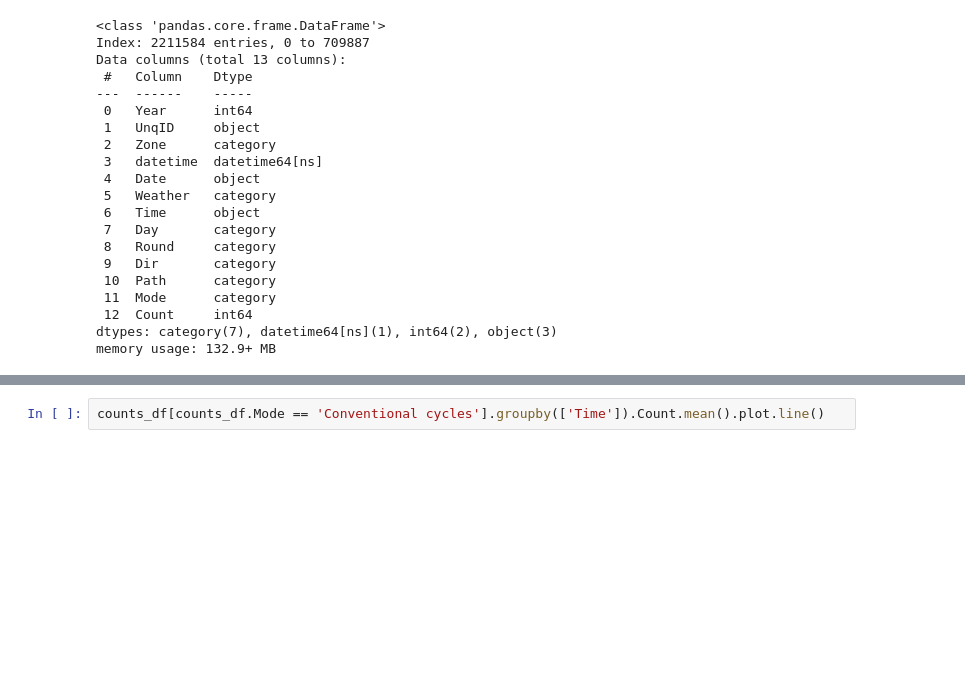
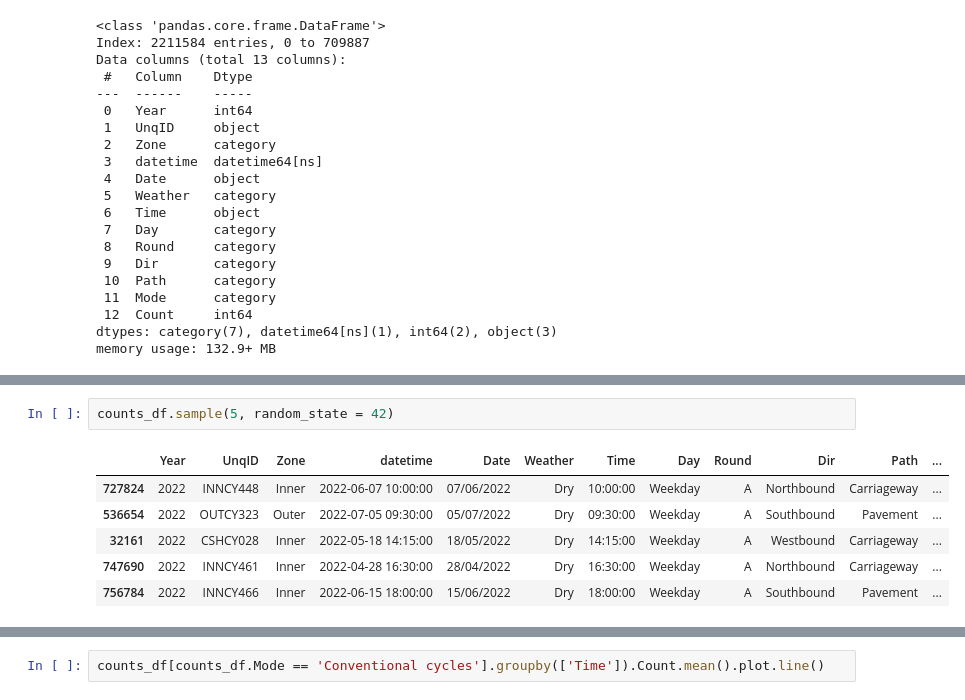
Before and after one commit to sokimura39/QM_Group, a Jupyter notebook: data_as_pandas.ipynb, the cells around one changed output, grey strips where cells are left out. Saved outputs shown, nothing was run; the diff lists cells and outputs as text; blank space fills up the shorter version.

```diff
--- a/data_as_pandas.ipynb
+++ b/data_as_pandas.ipynb
@@ -188,0 +241,9 @@ memory usage: 132.9+ MB
+# %%
+counts_df.sample(5, random_state = 42)
+# %% [output]
+|  | Year | UnqID | Zone | datetime | Date | Weather | Time | Day | Round | Dir | Path | ... |
+| 727824 | 2022 | INNCY448 | Inner | 2022-06-07 10:00:00 | 07/06/2022 | Dry | 10:00:00 | Weekday | A | Northbound | Carriageway | ... |
+| 536654 | 2022 | OUTCY323 | Outer | 2022-07-05 09:30:00 | 05/07/2022 | Dry | 09:30:00 | Weekday | A | Southbound | Pavement | ... |
+| 32161 | 2022 | CSHCY028 | Inner | 2022-05-18 14:15:00 | 18/05/2022 | Dry | 14:15:00 | Weekday | A | Westbound | Carriageway | ... |
+| 747690 | 2022 | INNCY461 | Inner | 2022-04-28 16:30:00 | 28/04/2022 | Dry | 16:30:00 | Weekday | A | Northbound | Carriageway | ... |
+| 756784 | 2022 | INNCY466 | Inner | 2022-06-15 18:00:00 | 15/06/2022 | Dry | 18:00:00 | Weekday | A | Southbound | Pavement | ... |
```
Also changed, not shown: parts of 7 cells of this notebook.
